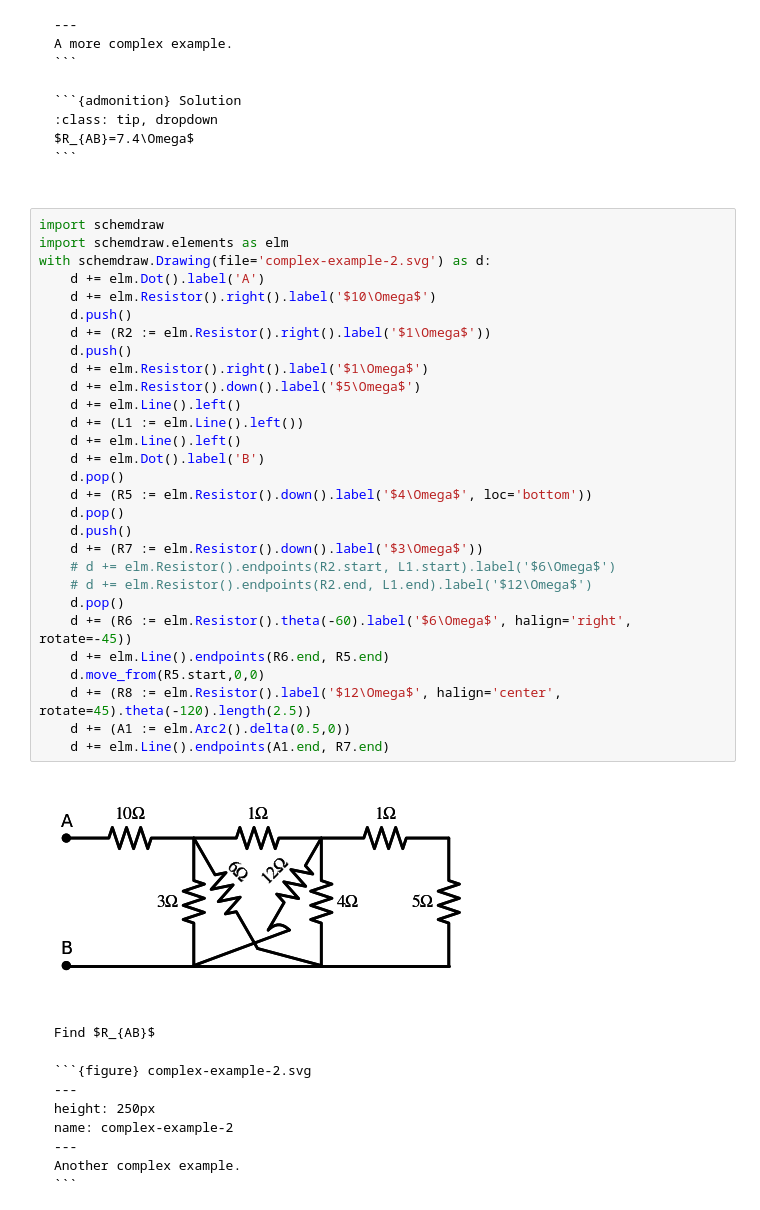
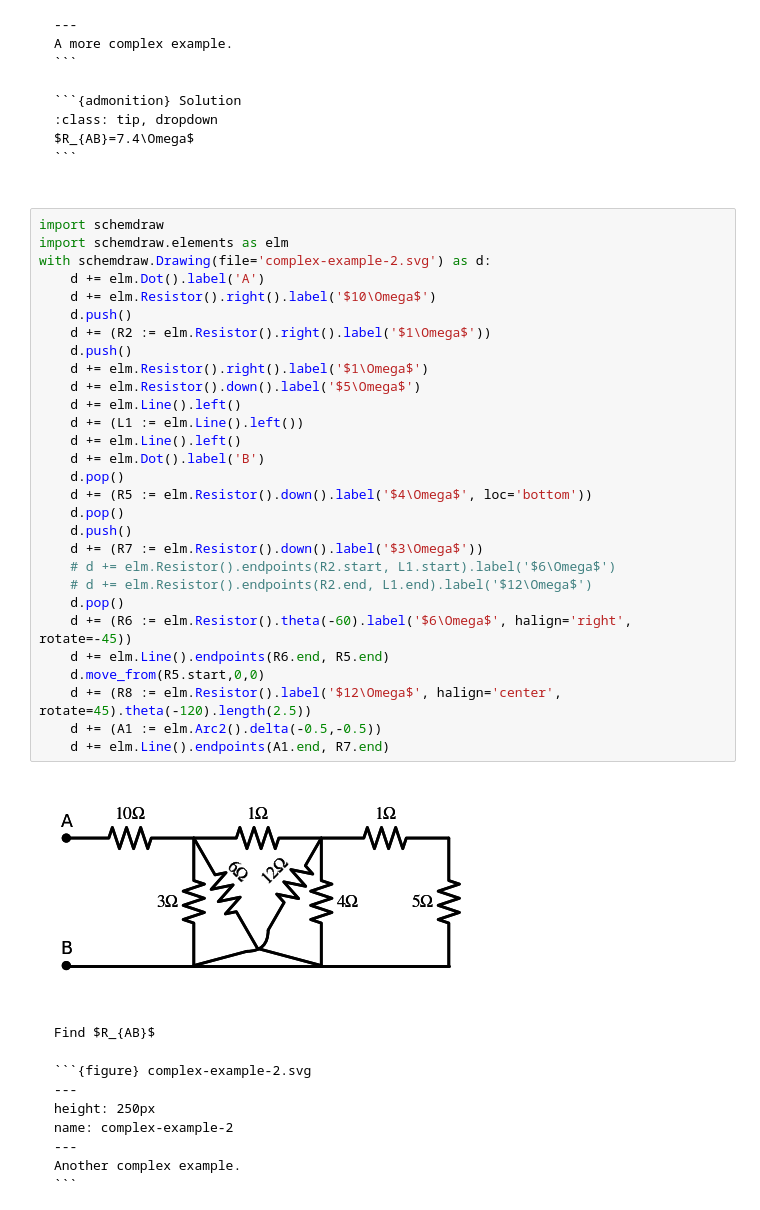
Before and after one commit to Circuit-Analysis/circuit-analysis.github.io, a Jupyter notebook: _sources/chapter-3.ipynb, the cells around one changed output. Cells and saved outputs as stored; diff of their text form.

`````diff
--- a/_sources/chapter-3.ipynb
+++ b/_sources/chapter-3.ipynb
@@ -206,34 +206,34 @@ $R_{AB}=7.4\Omega$
 # %%
 import schemdraw
 import schemdraw.elements as elm
 with schemdraw.Drawing(file='complex-example-2.svg') as d:
     d += elm.Dot().label('A')
     d += elm.Resistor().right().label('$10\Omega$')
     d.push()
     d += (R2 := elm.Resistor().right().label('$1\Omega$'))
     d.push()
     d += elm.Resistor().right().label('$1\Omega$')
     d += elm.Resistor().down().label('$5\Omega$')
     d += elm.Line().left()
     d += (L1 := elm.Line().left())
     d += elm.Line().left()
     d += elm.Dot().label('B')
     d.pop()
     d += (R5 := elm.Resistor().down().label('$4\Omega$', loc='bottom'))
     d.pop()
     d.push()
     d += (R7 := elm.Resistor().down().label('$3\Omega$'))
     # d += elm.Resistor().endpoints(R2.start, L1.start).label('$6\Omega$')
     # d += elm.Resistor().endpoints(R2.end, L1.end).label('$12\Omega$')
     d.pop()
     d += (R6 := elm.Resistor().theta(-60).label('$6\Omega$', halign='right', rotate=-45))
     d += elm.Line().endpoints(R6.end, R5.end)
     d.move_from(R5.start,0,0)
     d += (R8 := elm.Resistor().label('$12\Omega$', halign='center', rotate=45).theta(-120).length(2.5))
-    d += (A1 := elm.Arc2().delta(0.5,0))
+    d += (A1 := elm.Arc2().delta(-0.5,-0.5))
     d += elm.Line().endpoints(A1.end, R7.end)
 # %% [output]
-[figure, old version]
+[figure, new version]
 # %% [markdown]
 ````{admonition} Example
 
`````
Also changed, not shown: 22 other files.
